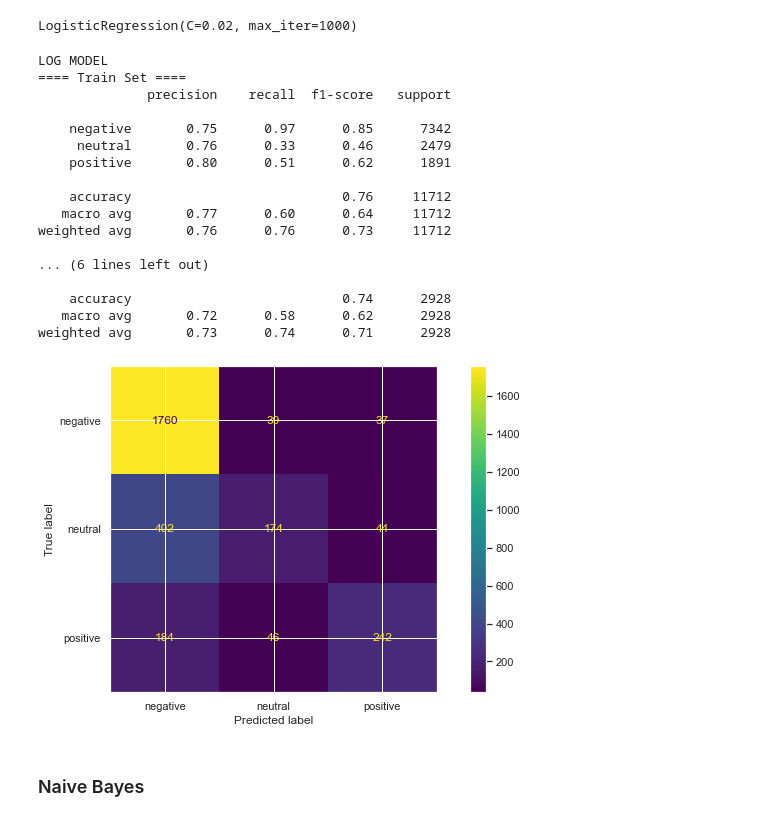
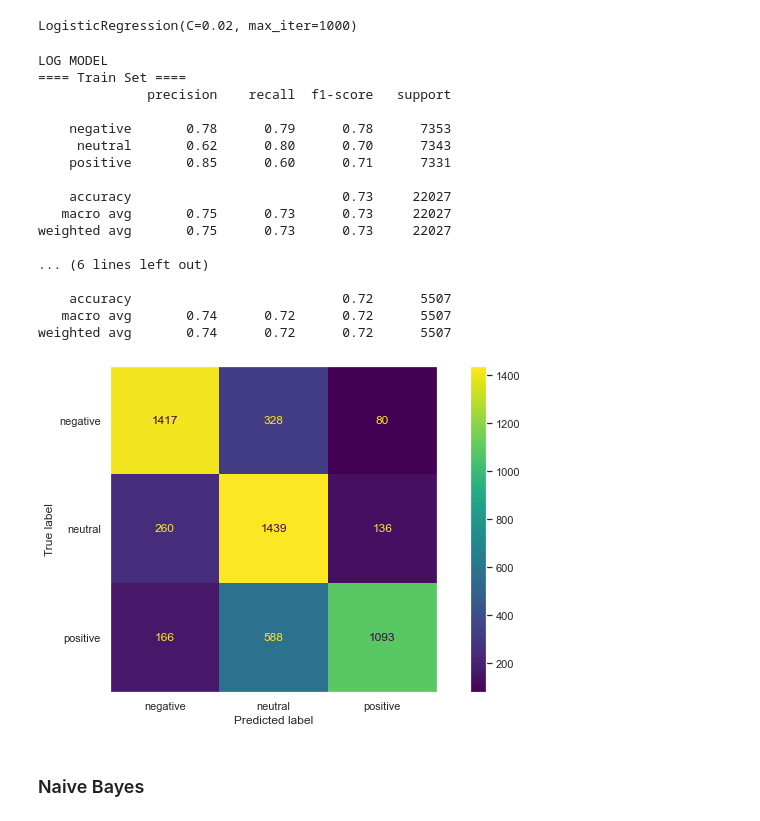
Before and after one commit to artificial126/U.S.-Airline-Sentiment-Project, a Jupyter notebook: project.ipynb, the cells around one changed output. Saved outputs shown, nothing was run; the diff lists cells and outputs as text; code cells hidden in the pictures.

```diff
--- a/project.ipynb
+++ b/project.ipynb
@@ -281,2 +352,8 @@ X_train, X_test, y_train, y_test = train_test_split(X, y, test_size=0.2, stratif
+# %%
+# Handling imbalanced using SMOTE
+smote = SMOTE()
+X_sm,y_sm = smote.fit_resample(X_final,y)
+# %%
+X_train, X_test, y_train, y_test = train_test_split(X_sm, y_sm, test_size=0.2,random_state=101)
 # %% [markdown]
 ## Count Vectorizer
@@ -321,44 +392,50 @@ from sklearn.pipeline import Pipeline
 # %%
 #Creating function to evaluate our models.
 def evaluation(model, X_train, X_test):
+
+    """ This function created for visualization and resul to see train and test both sets results."""
+
     y_pred = model.predict(X_test)
     y_pred_train = model.predict(X_train)
+
     print("==== Train Set ====")
+
     print(classification_report(y_train,y_pred_train))
+
     print("==== Test Set ====")
+
     print(classification_report(y_test,y_pred))
     plot_confusion_matrix(model,X_test, y_test)
+    plt.grid(None)
 # %% [markdown]
 ### Logistic Regression
 # %%
 # Initiliazing first model.
-from sklearn.linear_model import LogisticRegression
-
 log = LogisticRegression(C = 0.02, max_iter=1000)
-log.fit(X_train_count,y_train)
+log.fit(X_train,y_train)
 # %% [output]
 LogisticRegression(C=0.02, max_iter=1000)
 # %%
 print("LOG MODEL")
-evaluation(log, X_train_count, X_test_count)
+evaluation(log, X_train, X_test)
 # %% [output]
 LOG MODEL
 ==== Train Set ====
               precision    recall  f1-score   support
 
-    negative       0.75      0.97      0.85      7342
-     neutral       0.76      0.33      0.46      2479
-    positive       0.80      0.51      0.62      1891
+    negative       0.78      0.79      0.78      7353
+     neutral       0.62      0.80      0.70      7343
+    positive       0.85      0.60      0.71      7331
 
-    accuracy                           0.76     11712
-   macro avg       0.77      0.60      0.64     11712
-weighted avg       0.76      0.76      0.73     11712
+    accuracy                           0.73     22027
+   macro avg       0.75      0.73      0.73     22027
+weighted avg       0.75      0.73      0.73     22027
 
 ... (6 lines left out)
 
-    accuracy                           0.74      2928
-   macro avg       0.72      0.58      0.62      2928
-weighted avg       0.73      0.74      0.71      2928
+    accuracy                           0.72      5507
+   macro avg       0.74      0.72      0.72      5507
+weighted avg       0.74      0.72      0.72      5507
-[figure, old version]
+[figure, new version]
 # %% [markdown]
 ### Naive Bayes
```
Also changed, not shown: parts of 75 cells of this notebook, 3 other files.
